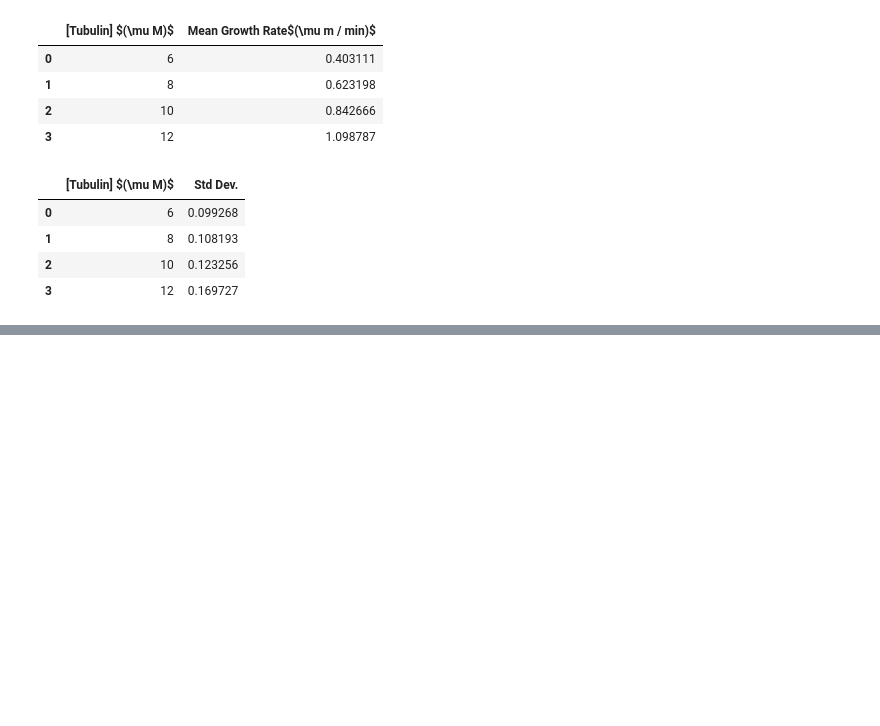
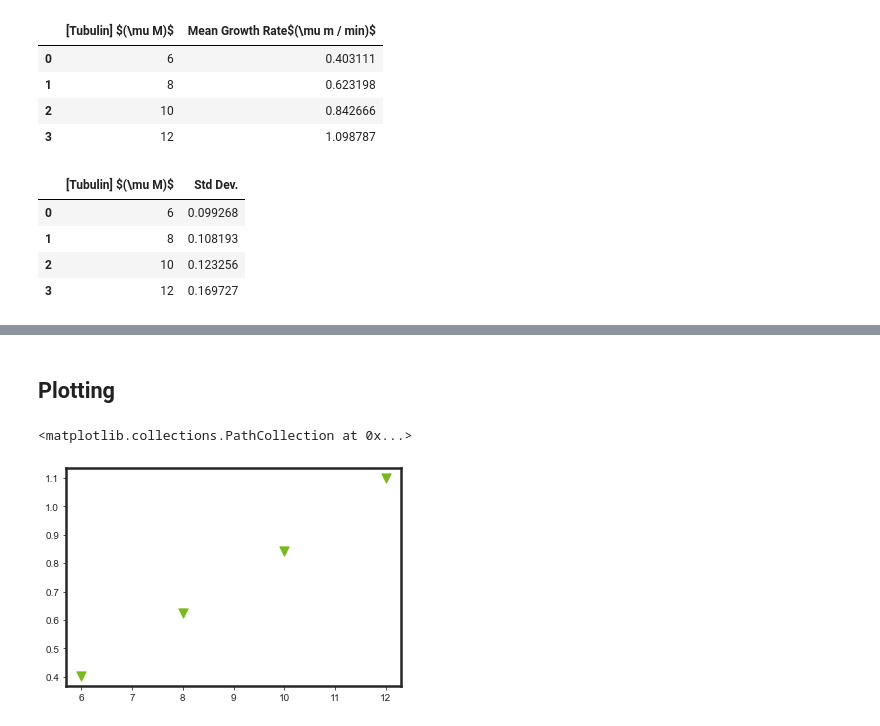
Before and after one commit to brouhardlab/brouhardlab-scripts, a Jupyter notebook: notebooks/Brandi/Plotting_dynamics.ipynb, the cells around one changed output, grey strips where cells are left out. Saved outputs shown, nothing was run; the diff lists cells and outputs as text; code cells hidden in the pictures; blank space fills up the shorter version.

Commit message:
Plotting scripts

```diff
--- a/notebooks/Brandi/Plotting_dynamics.ipynb
+++ b/notebooks/Brandi/Plotting_dynamics.ipynb
@@ -148,0 +151,7 @@ dferr
+# %% [markdown]
+## Plotting
+# %%
+plt.scatter(x=tubulin,y=GRmn,s=85,c=green,marker='v',data=dferr)
+# %% [output]
+<matplotlib.collections.PathCollection at 0x...>
+[figure, added]
```
Also changed, not shown: parts of 3 cells of this notebook.
